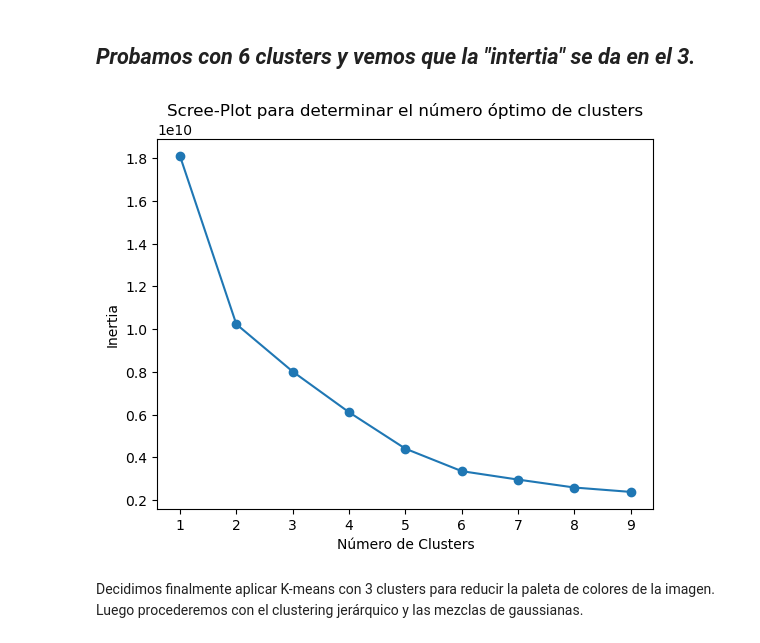
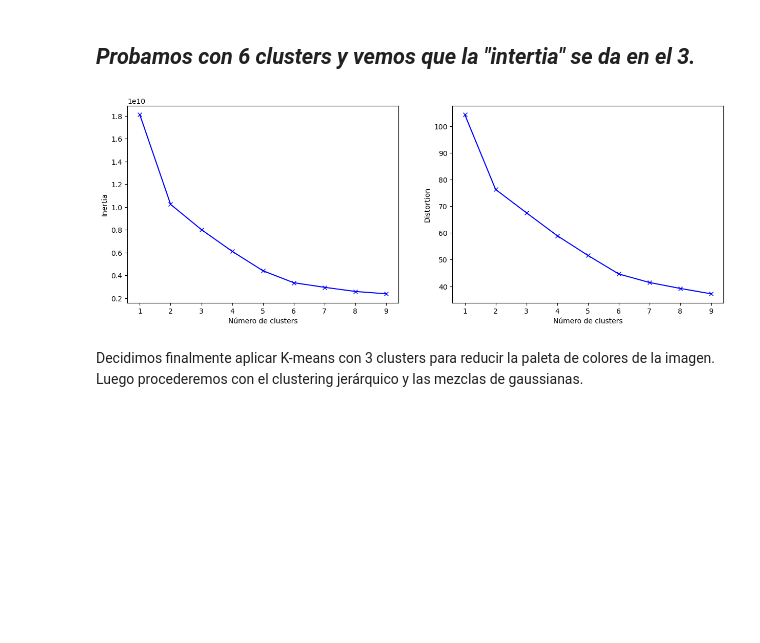
Before and after one commit to RosarioValderrama/Laboratorio_2_ML, a Jupyter notebook: notebooks/Laboratorio_2_ML.ipynb, the cells around one changed output. Cells and saved outputs as stored; diff of their text form; code cells hidden in the pictures; blank space fills up the shorter version.

Commit message:
Se ajustan gráficos de Kmeans para tener la comparación entre Inertia y Distortion.

```diff
--- a/notebooks/Laboratorio_2_ML.ipynb
+++ b/notebooks/Laboratorio_2_ML.ipynb
@@ -71,23 +69,32 @@ Forma de la imagen convertida en píxeles: (1360680, 4)
 # %% [markdown]
 ## *Probamos con 6 clusters y vemos que la "intertia" se da en el 3.*
 # %%
-# Probar diferentes números de clusters y calcular la "inertia" (distancia intracluster)
+# Ejectutamos kmeans, calculamos inertia y distortion para distintos k (clusters).
 inertia = []
+distortion = []
 cluster_range = range(1, 10)
 
 for k in cluster_range:
     kmeans = KMeans(n_clusters=k, random_state=42)
     kmeans.fit(pixels)
     inertia.append(kmeans.inertia_)
-
-# Graficar el scree-plot
-plt.plot(cluster_range, inertia, marker='o')
-plt.xlabel('Número de Clusters')
-plt.ylabel('Inertia')
-plt.title('Scree-Plot para determinar el número óptimo de clusters')
-plt.show()
+    distortion.append(sum(np.min(cdist(pixels, kmeans.cluster_centers_,
+                                    'euclidean'), axis=1)) / pixels.shape[0])
-# %% [output]
-[figure, removed]
+# %%
+## Graficamos los resultados
+fig, ax = plt.subplots(1,2,figsize=(15,5))
+
+ax[0].plot(cluster_range, inertia, 'bx-')
+ax[0].set_xlabel('Número de clusters')
+ax[0].set_ylabel('Inertia')
+
+ax[1].plot(cluster_range, distortion, 'bx-')
+ax[1].set_xlabel('Número de clusters')
+ax[1].set_ylabel('Distortion')
+
+plt.show()
+# %% [output]
+[figure, added]
 # %% [markdown]
 Decidimos finalmente aplicar K-means con 3 clusters para reducir la paleta de colores de la imagen. Luego procederemos con el clustering jerárquico y las mezclas de gaussianas.
 # %%
```
Also changed, not shown: parts of 4 cells of this notebook.
